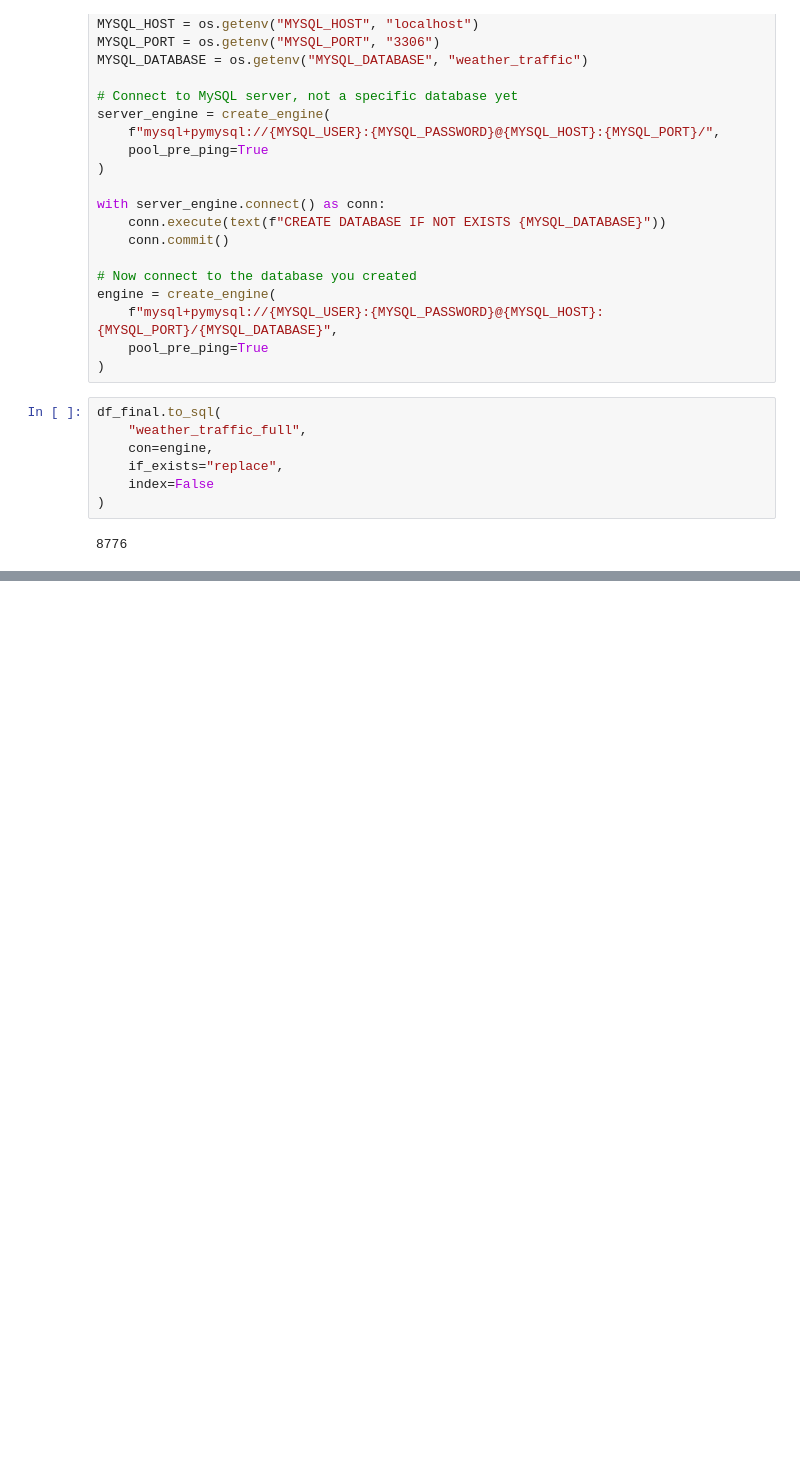
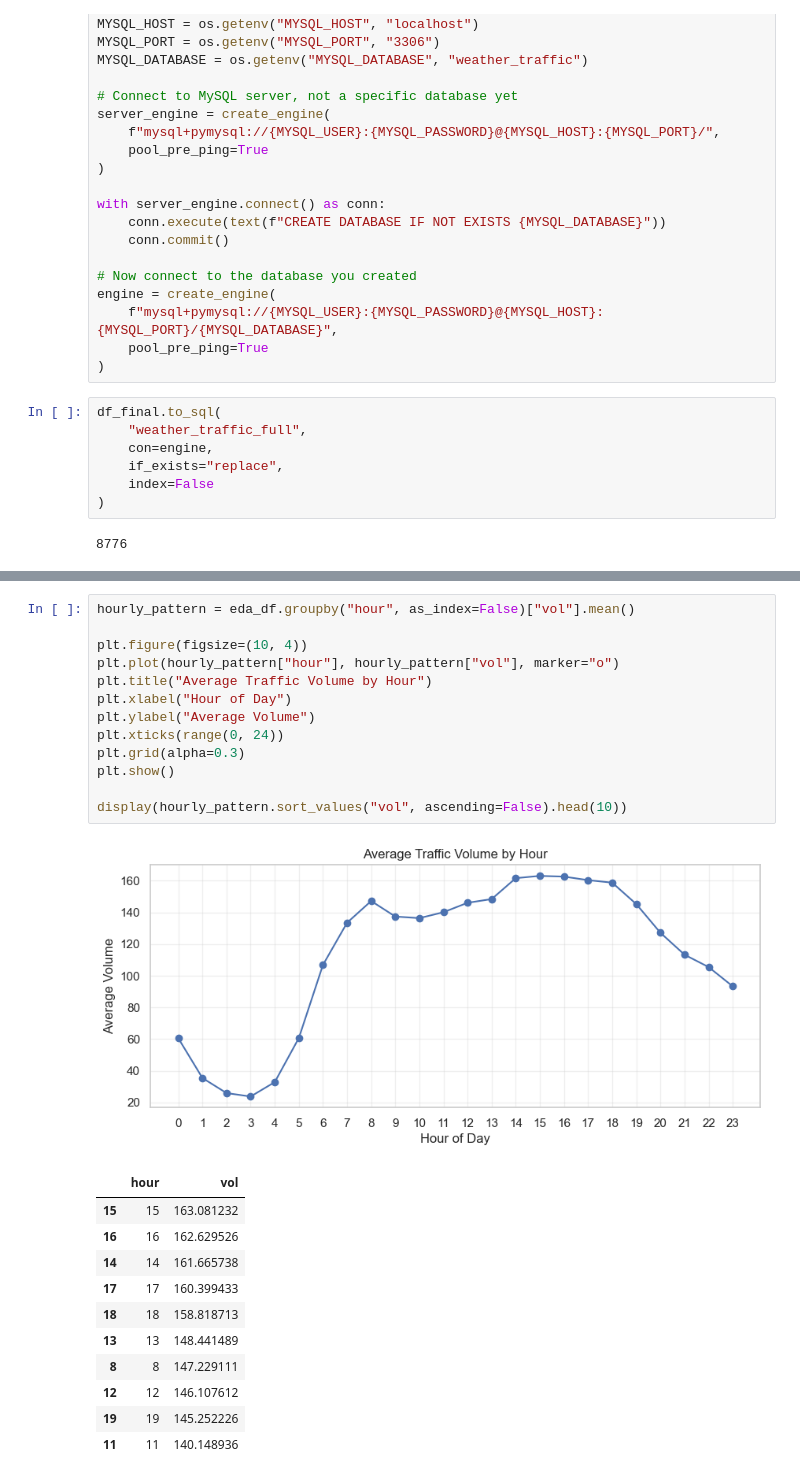
Before and after one commit to datasheng/csc46000-team-project-2026, a Jupyter notebook: proje.ipynb, the cells around one changed output, grey strips where cells are left out. Saved outputs shown, nothing was run; the diff lists cells and outputs as text; blank space fills up the shorter version.

```diff
--- a/proje.ipynb
+++ b/proje.ipynb
@@ -283,0 +378,26 @@ df_final.to_sql(
+# %%
+hourly_pattern = eda_df.groupby("hour", as_index=False)["vol"].mean()
+
+plt.figure(figsize=(10, 4))
+plt.plot(hourly_pattern["hour"], hourly_pattern["vol"], marker="o")
+plt.title("Average Traffic Volume by Hour")
+plt.xlabel("Hour of Day")
+plt.ylabel("Average Volume")
+plt.xticks(range(0, 24))
+plt.grid(alpha=0.3)
+plt.show()
+
+display(hourly_pattern.sort_values("vol", ascending=False).head(10))
+# %% [output]
+[figure, added]
+|  | hour | vol |
+| 15 | 15 | 163.081232 |
+| 16 | 16 | 162.629526 |
+| 14 | 14 | 161.665738 |
+| 17 | 17 | 160.399433 |
+| 18 | 18 | 158.818713 |
+| 13 | 13 | 148.441489 |
+| 8 | 8 | 147.229111 |
+| 12 | 12 | 146.107612 |
+| 19 | 19 | 145.252226 |
+| 11 | 11 | 140.148936 |
```
Also changed, not shown: parts of 41 cells of this notebook, 2 other files.
